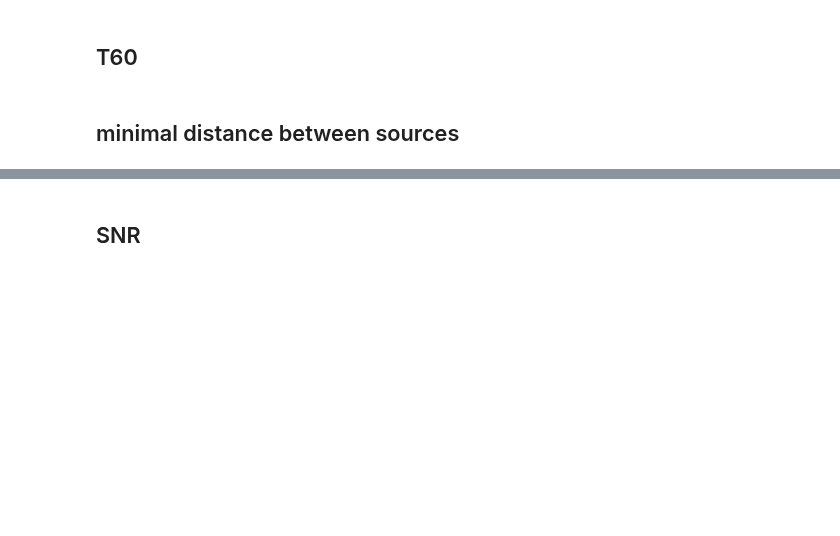
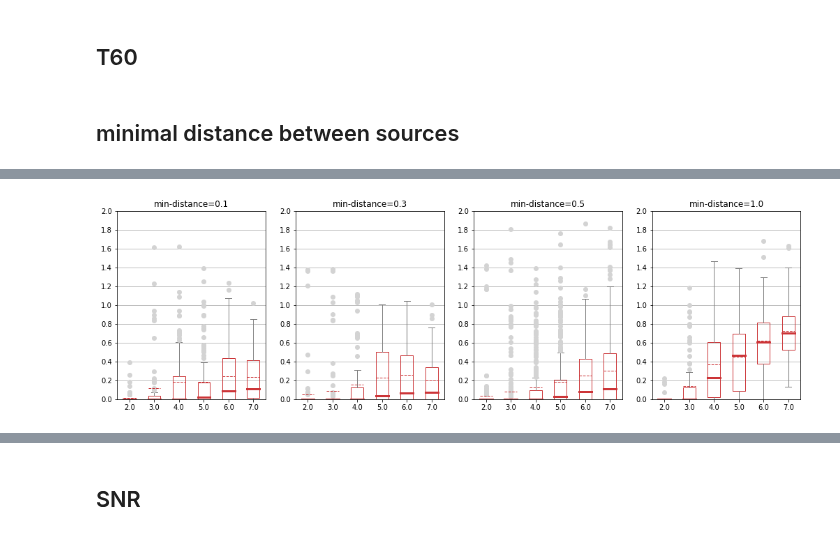
Before and after one commit to jannismain/fau-lnt-source-tracking-code, a Jupyter notebook: python/analysis-mean-err.ipynb, the cells around one changed output, grey strips where cells are left out. Cells and saved outputs as stored; diff of their text form; code cells hidden in the pictures; blank space fills up the shorter version.

```diff
--- a/python/analysis-mean-err.ipynb
+++ b/python/analysis-mean-err.ipynb
@@ -382,0 +366,21 @@ adjust_y_axis(0.1, 1, 0, ax)
+# %%
+# Load Data
+dfs = []
+for desc in EVALUATIONS:
+    dfs.append(matlab2pandas(dirname=desc, save_to=path.join(PATH_ROOT, desc), summary=False))
+try:
+    df = pd.concat(dfs)
+except ValueError:
+    df = dfs
+# %%
+# Manipulate Data
+dft = df
+dft = dft[dft["reflect-order"]==3]
+dft = dft[dft["T60"]==0.0]
+dft = dft[dft["em"]==5]
+dft = dft[dft["wd"]==1.2]
+# dft = dft[dft["md"]==0.5]
+dft = dft[dft["SNR"]==0]
+dft = dft[dft["var-fixed"]==0]
+dft = dft[dft["var-val"]==0.1]
+# print_summary(dft)
@@ -382,0 +411,19 @@ adjust_y_axis(0.1, 1, 0, ax)
+# %%
+spgrid = (1,4)
+plt.subplots(spgrid[0],spgrid[1], figsize=(17,5))
+ax = list()
+for i in range(1,spgrid[0]*spgrid[1]+1):
+    ax.append(plt.subplot(spgrid[0],spgrid[1],i))
+
+i=0
+for md in [.1,.3,.5,1.]:
+    dftt = dft[dft["md"]==md]
+    try:
+        bp = dftt.boxplot('err-mean', by=["n-sources"], return_type='both', figsize=(6,  6), showmeans=True, meanline=True, ax=ax[i])
+        style_boxplot(bp)
+        ax[i].set_title("min-distance={}".format(md))
+        i+=1
+    except ValueError:
+        continue
+# %% [output]
+[figure, added]
```
Also changed, not shown: parts of 21 cells of this notebook, 2 other files.
